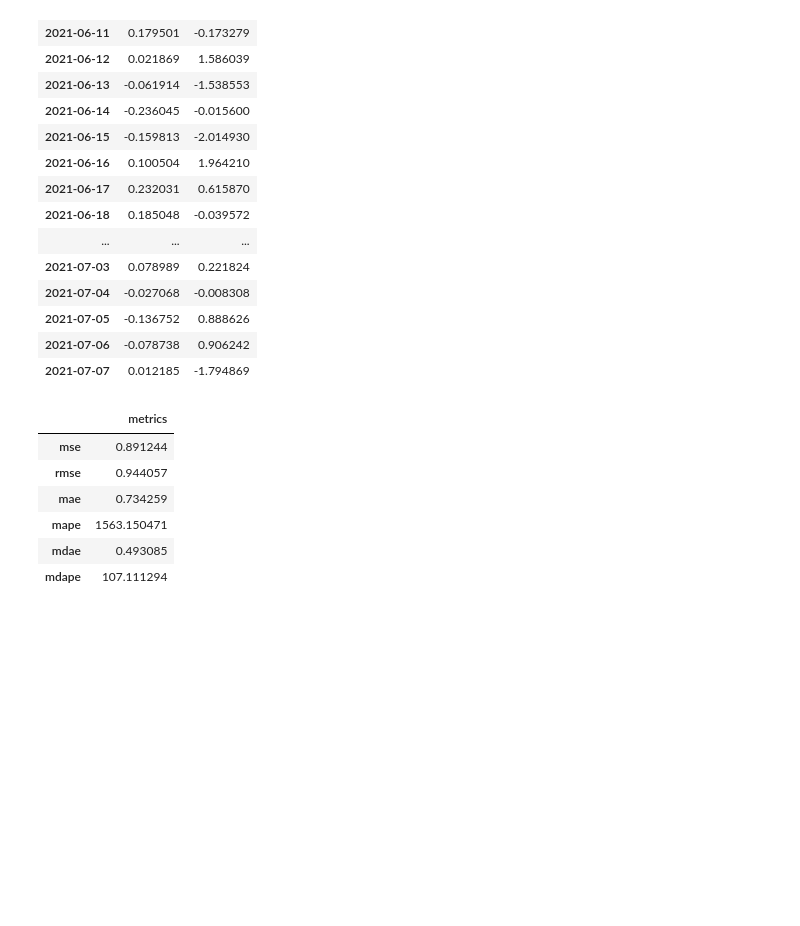
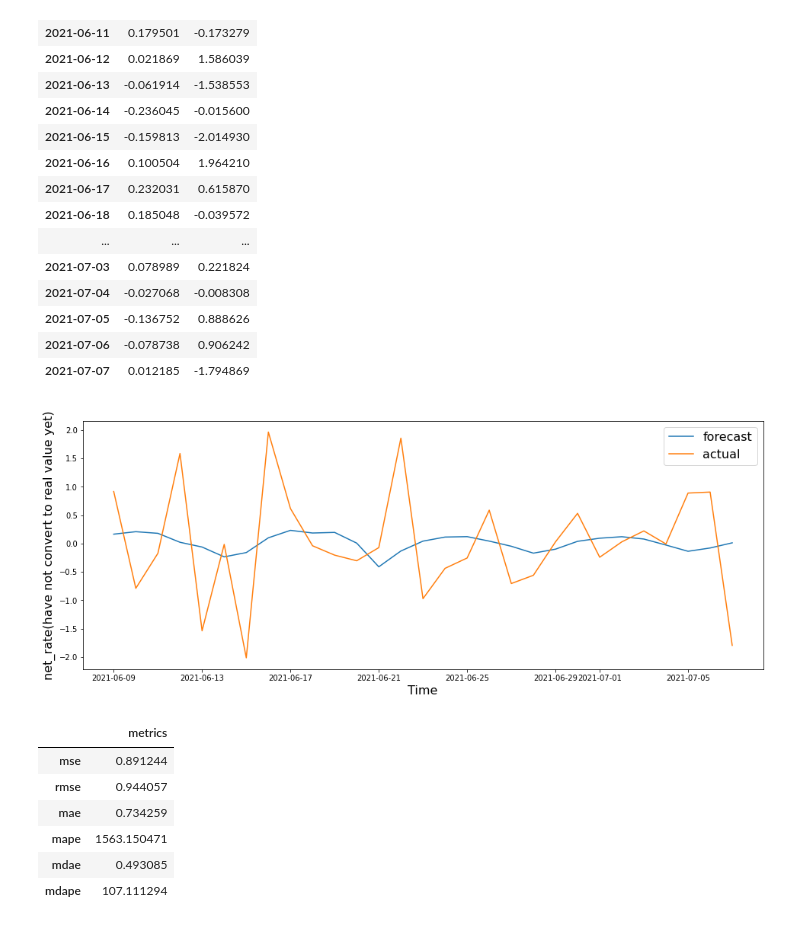
Before and after one commit to basshopee/net_rate, a Jupyter notebook: VAR_NetRate_Trends(m)_Season(w).ipynb, the cells around one changed output. Cells and saved outputs as stored; diff of their text form; code cells hidden in the pictures; blank space fills up the shorter version.

```diff
--- a/VAR_NetRate_Trends(m)_Season(w).ipynb
+++ b/VAR_NetRate_Trends(m)_Season(w).ipynb
@@ -402,6 +405,17 @@ forecast
 | 2021-07-05 | -0.136752 | 0.888626 |
 | 2021-07-06 | -0.078738 | 0.906242 |
 | 2021-07-07 | 0.012185 | -1.794869 |
+# %%
+plt.figure(figsize=(16,6))
+fig.suptitle('VAR 2variables', fontsize=20)
+plt.xlabel('Time', fontsize=16)
+plt.ylabel('net_rate(have not convert to real value yet)', fontsize=16)
+plt.plot(forecast['forecast'])
+plt.plot(forecast['actual'])
+plt.legend(['forecast', 'actual'], fontsize=16)
+plt.show()
+# %% [output]
+[figure, added]
 # %%
 # function for mape
 def MAPE(Y_actual,Y_Predicted):
```
Also changed, not shown: parts of 4 cells of this notebook.
